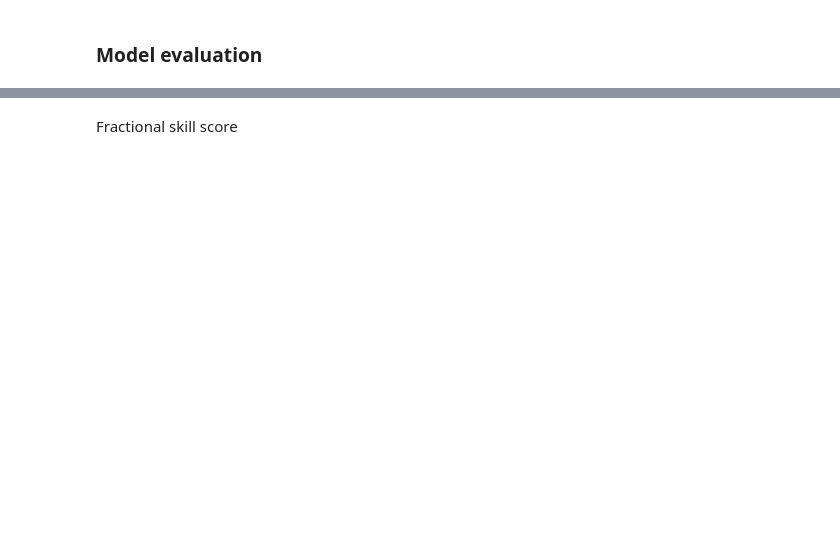
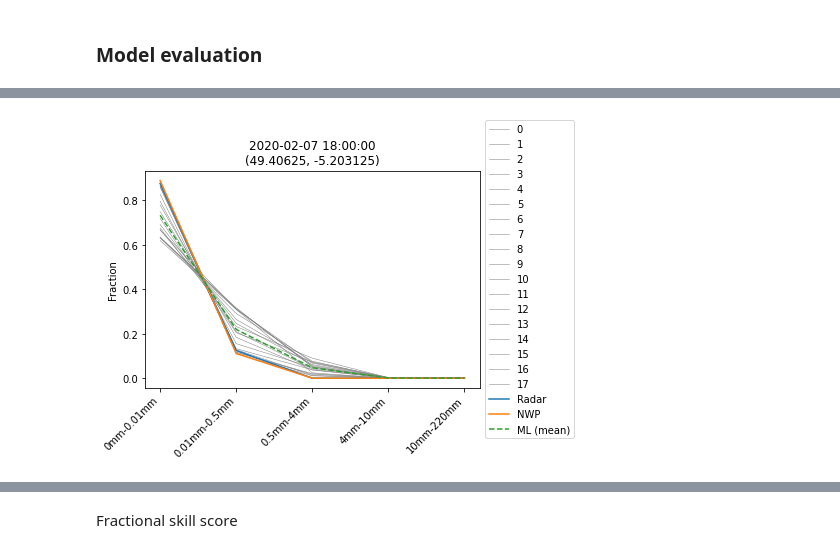
Before and after one commit to informatics-lab/precip_rediagnosis, a Jupyter notebook: model_pipeline/fraction_model_dev_reduced_bands_azml.ipynb, the cells around one changed output, grey strips where cells are left out. Drawn from its saved outputs; the diff is of its cells as text; code cells hidden in the pictures; blank space fills up the shorter version.

```diff
--- a/model_pipeline/fraction_model_dev_reduced_bands_azml.ipynb
+++ b/model_pipeline/fraction_model_dev_reduced_bands_azml.ipynb
@@ -323,6 +454,9 @@ evaluation_df = pd.concat([
     data_splits['nwp_val'].reset_index(drop=True),
     data_splits['y_val'].reset_index(drop=True),
     y_pred_df], axis=1)
+# %%
+intensity_bands = [f'{lower_bound}mm-{upper_bound}mm' for lower_bound, upper_bound in bands.values()]
+intensity_bands
 # %%
 df = evaluation_df[evaluation_df.realization==0]
 for i in np.arange(1):
@@ -348,18 +486,18 @@ for i in np.arange(1):
 # %%
-intensity_bands = ['0mm-0.01mm', '0.01mm-0.5mm', '0.5mm-4mm', '4mm-10mm', '>10mm']
-
 group_keys = list(grouped_df.groups.keys())
 for i in np.arange(1):
     evaluation_df.iloc[grouped_df.groups[group_keys[i]]][pred_column_names].T.plot(lw=0.5, color='grey', label='_nolegend_')
 
     grouped_df_mean.iloc[i][feature_dict['target']].plot(label='Radar')
     grouped_df_mean.iloc[i][feature_dict['nwp']].plot(label='NWP')
     grouped_df_mean.iloc[i][pred_column_names].plot(label='ML (mean)', ls='--')
 
     plt.ylabel('Fraction')
     plt.xticks(np.arange(5), intensity_bands, rotation=45, ha='right')
     plt.legend(loc='center left', bbox_to_anchor=(1, 0.5))
     plt.title(f'{group_keys[i][0]}\n{group_keys[i][1:]}')
 
     plt.show()
+# %% [output]
+[figure, added]
 # %%
```
Also changed, not shown: parts of 28 cells of this notebook.
